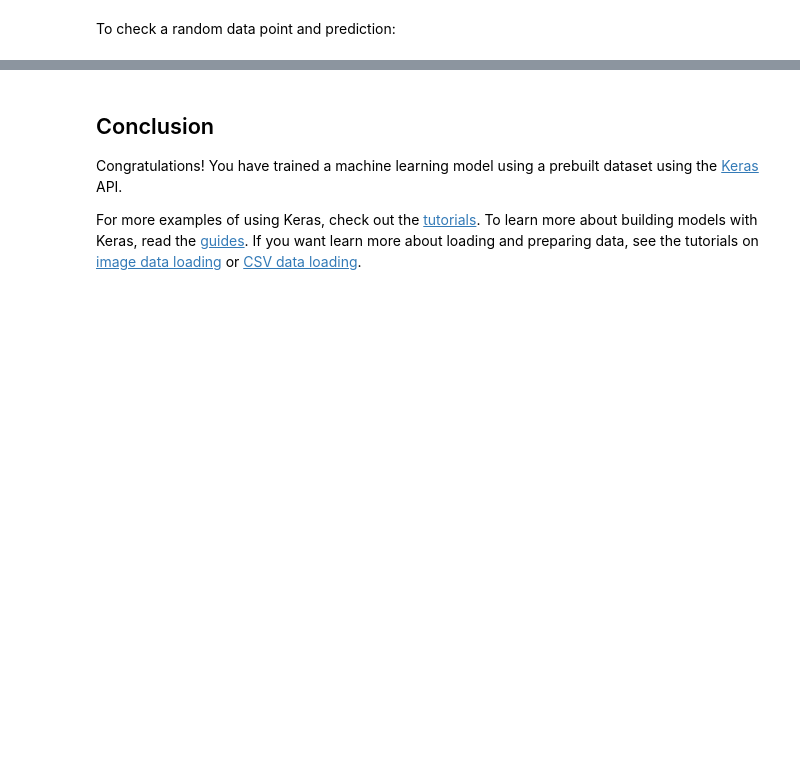
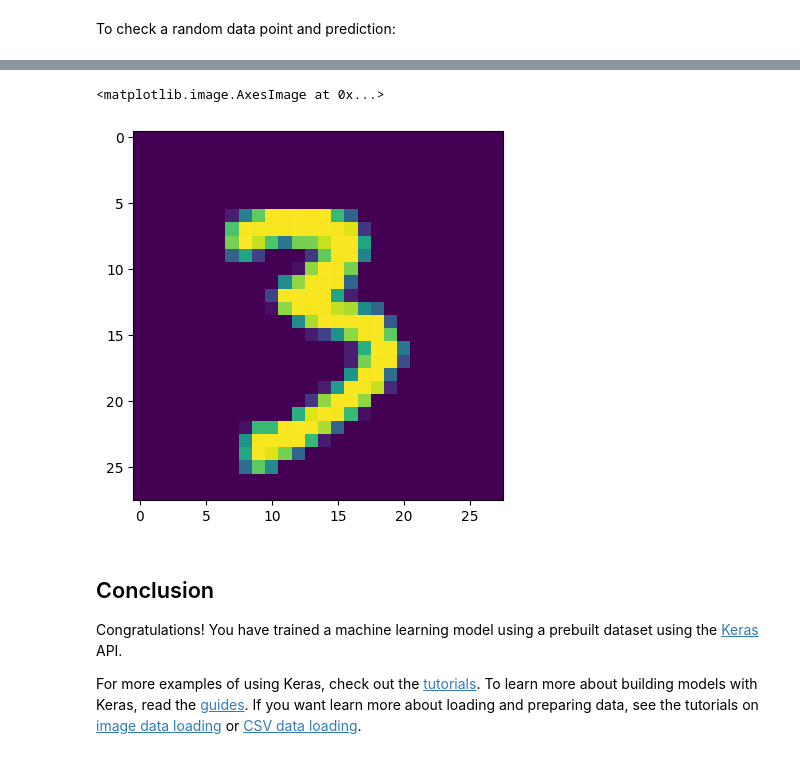
Before and after one commit to YYY677/DSSS, a Jupyter notebook: Week_5/Practical_05.ipynb, the cells around one changed output, grey strips where cells are left out. Cells and saved outputs as stored; diff of their text form; code cells hidden in the pictures; blank space fills up the shorter version.

```diff
--- a/Week_5/Practical_05.ipynb
+++ b/Week_5/Practical_05.ipynb
@@ -356,9 +377,9 @@ model = tf.keras.models.Sequential([
   # First fully-connected hidden layer.
   tf.keras.layers.Dense(n_hidden_1, activation='relu'),
   # Second fully-connected hidden layer.
-  tf.keras.layers.Dense(??, activation='relu'),
+  tf.keras.layers.Dense(n_hidden_2, activation='relu'),
   # output layer
-  tf.keras.layers.Dense(??)
+  tf.keras.layers.Dense(10, activation='softmax')  # 多分类输出层
 ])
 # %% [markdown]
 For each example, the model returns a vector of [logits](https://developers.google.com/machine-learning/glossary#logits) or [log-odds](https://developers.google.com/machine-learning/glossary#log-odds) scores, one for each class.
@@ -392,4 +423,4 @@ model.compile(optimizer='adam',
 
 Use the `Model.fit` method to adjust your model parameters and minimise the loss:
 # %%
-model.fit(x_train, ??, epochs=10)
+model.fit(x_train, y_train, epochs=10)
@@ -412,7 +468,8 @@ To check a random data point and prediction:
 #probability_model(x_test[:1])
 predictions=probability_model.predict(x_test)
 
-index=20
+index=30
 
 print(np.argmax(predictions[index]))
 plt.imshow(x_test[index])
+# %% [output]
@@ -419,3 +478,5 @@ plt.imshow(x_test[index])
+<matplotlib.image.AxesImage at 0x...>
+[figure, added]
 # %% [markdown]
 ## Conclusion
 
```
Also changed, not shown: parts of 11 cells of this notebook.
